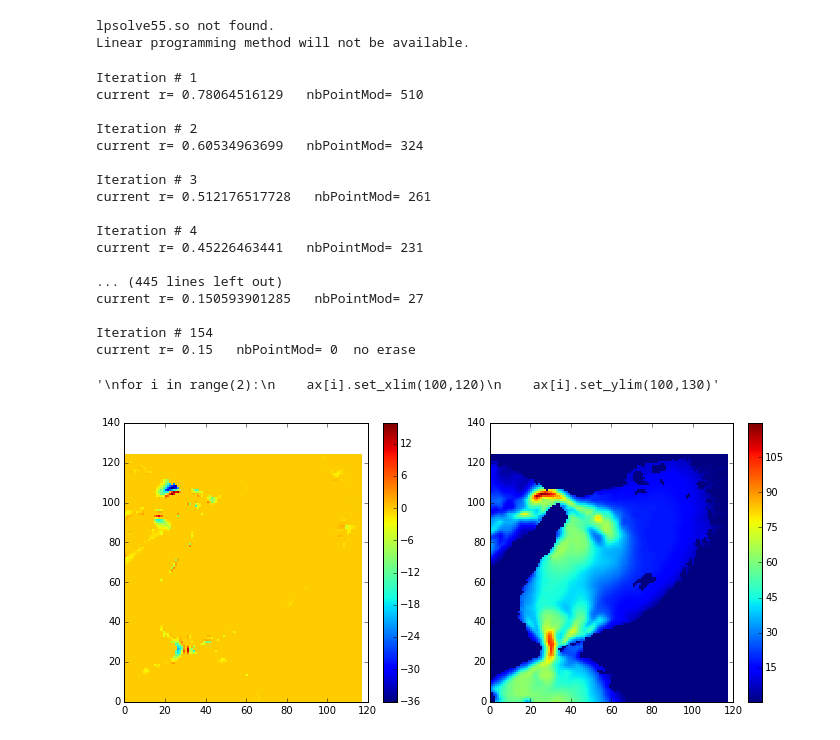
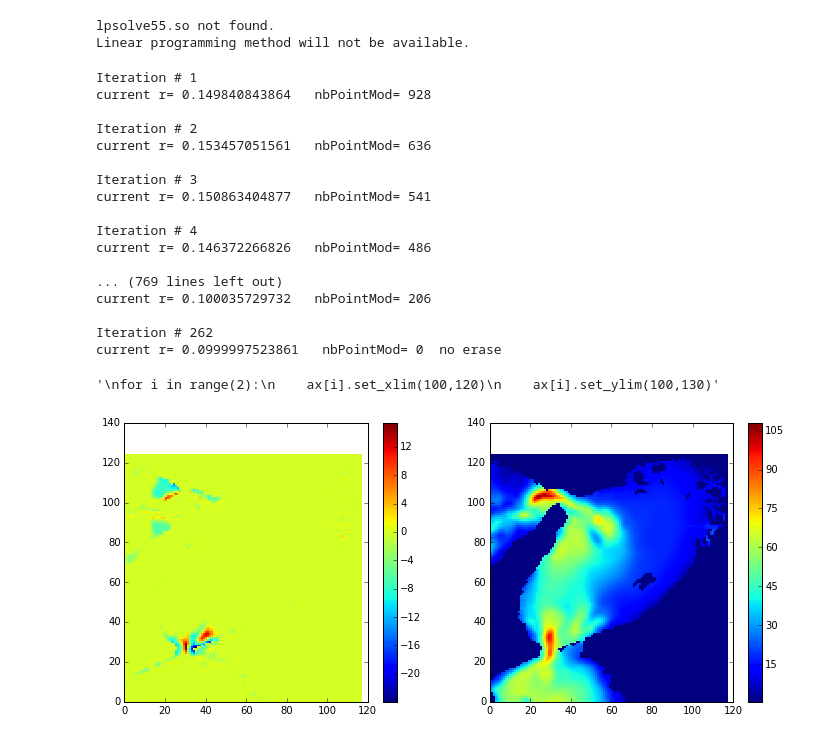
Before and after one commit to okadate/notebook, a Jupyter notebook: bathy_smoother_Laplacian.ipynb, the cells around one changed output. Saved outputs shown, nothing was run; the diff lists cells and outputs as text; code cells hidden in the pictures.

```diff
--- a/bathy_smoother_Laplacian.ipynb
+++ b/bathy_smoother_Laplacian.ipynb
@@ -10,45 +10,45 @@ import numpy as np
 import netCDF4
 import matplotlib.pyplot as plt
 
-rx0max = 0.15
+rx0max = 0.10
 
-inpfile = '/Users/teruhisa/Dropbox/Data/ob500_grd-v3.1.nc'
-outfile = '/Users/teruhisa/Dropbox/Data/ob500_grd-8.nc'
+inpfile = '/home/okada/Dropbox/Data/ob500_grd-9.nc'
+outfile = '/home/okada/Dropbox/Data/ob500_grd-10.nc'
 
 inp = netCDF4.Dataset(inpfile, 'r')
 mask = inp.variables['mask_rho'][:,:]
 h = inp.variables['h'][:,:]
 h2 = bathy_smoother.bathy_smoothing.smoothing_Laplacian_rx0(mask, h, rx0max)
 
 fig, ax = plt.subplots(1, 2, figsize=[12,5])
 pc0 = ax[0].pcolor(h-h2)#, vmin=1, vmax=2)
 pc1 = ax[1].pcolor(h2)#, vmin=1, vmax=2)
 plt.colorbar(pc0, ax=ax[0])
 plt.colorbar(pc1, ax=ax[1])
 """
 for i in range(2):
     ax[i].set_xlim(100,120)
     ax[i].set_ylim(100,130)"""
 # %% [output]
 Iteration # 1
-current r= 0.78064516129   nbPointMod= 510
+current r= 0.149840843864   nbPointMod= 928
 
 Iteration # 2
-current r= 0.60534963699   nbPointMod= 324
+current r= 0.153457051561   nbPointMod= 636
 
 Iteration # 3
-current r= 0.512176517728   nbPointMod= 261
+current r= 0.150863404877   nbPointMod= 541
 
 Iteration # 4
-current r= 0.45226463441   nbPointMod= 231
+current r= 0.146372266826   nbPointMod= 486
 
-... (445 lines left out)
-current r= 0.150593901285   nbPointMod= 27
+... (769 lines left out)
+current r= 0.100035729732   nbPointMod= 206
 
-Iteration # 154
-current r= 0.15   nbPointMod= 0  no erase
+Iteration # 262
+current r= 0.0999997523861   nbPointMod= 0  no erase
 '\nfor i in range(2):\n    ax[i].set_xlim(100,120)\n    ax[i].set_ylim(100,130)'
-[figure, old version]
+[figure, new version]
 # %%
 fig, ax = plt.subplots(1, 3, figsize=[13,4])
 pc0 = ax[0].pcolor(h-h2)#, vmin=1, vmax=2)
```
Also changed, not shown: parts of 1 cell of this notebook, 5 other files.
